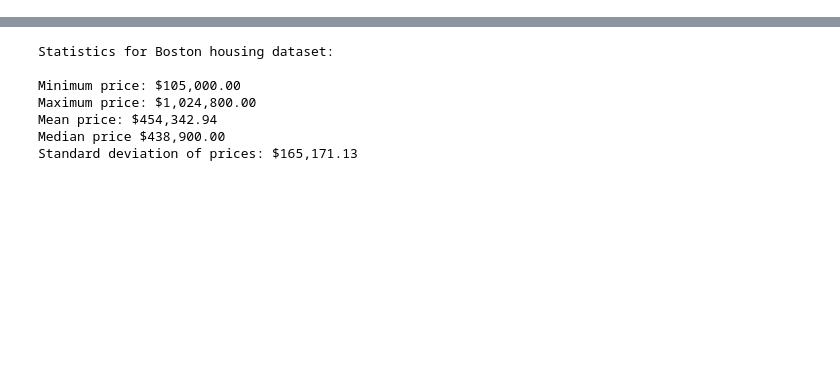
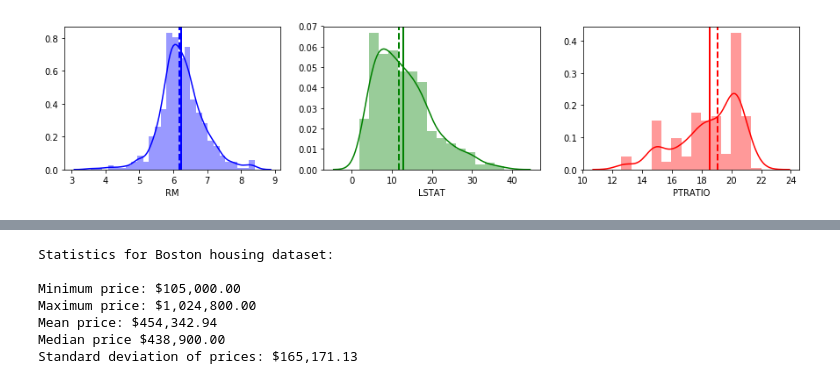
Before and after one commit to aattaran/Machine-Learning-with-Python, a Jupyter notebook: boston_housing/boston_housing.ipynb, the cells around one changed output, grey strips where cells are left out. Cells and saved outputs as stored; diff of their text form; code cells hidden in the pictures; blank space fills up the shorter version.

```diff
--- a/boston_housing/boston_housing.ipynb
+++ b/boston_housing/boston_housing.ipynb
@@ -16,0 +86,12 @@ number of boston housing dataset is 489 with 4 variables
+# %%
+fig, axs = plt.subplots(ncols=3,figsize=(15,3))
+
+plt.figure(1)
+
+for i, col in enumerate(features.columns):
+    plt.subplot(131 + i)
+    sns.distplot(data[col],  color = clr[i])
+    plt.axvline(data[col].mean(), color=clr[i], linestyle='solid', linewidth=2)
+    plt.axvline(data[col].median(), color=clr[i], linestyle='dashed', linewidth=2)
+# %% [output]
+[figure, added]
```
Also changed, not shown: parts of 70 cells of this notebook, 4 other files.
